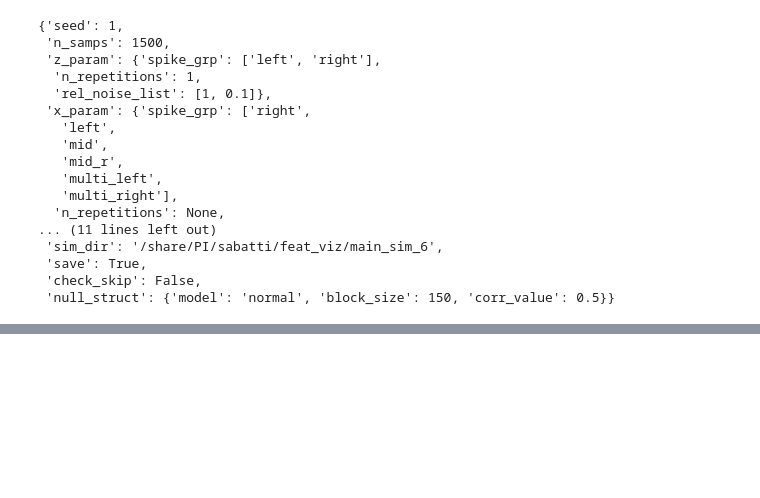
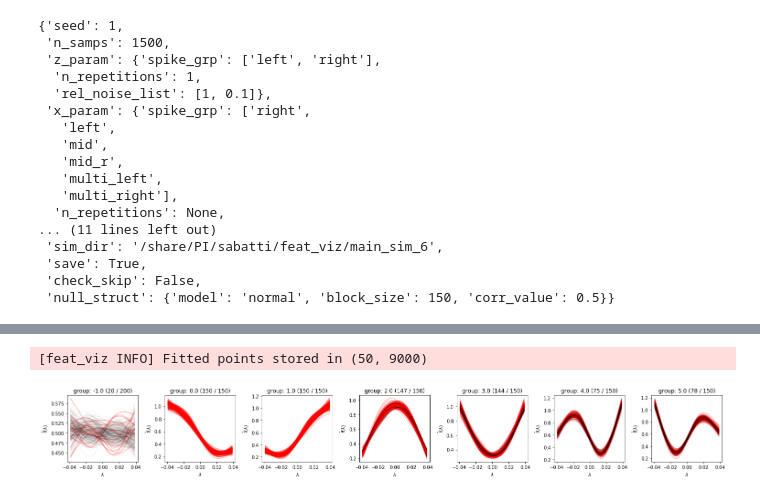
Before and after one commit to yashpatel5400/gliss, a Jupyter notebook: notebooks/dev_sim_clust.ipynb, the cells around one changed output, grey strips where cells are left out. Cells and saved outputs as stored; diff of their text form; code cells hidden in the pictures; blank space fills up the shorter version.

```diff
--- a/notebooks/dev_sim_clust.ipynb
+++ b/notebooks/dev_sim_clust.ipynb
@@ -169,3 +240,40 @@ plt.show()
+# %%
+def plot_reject_group_curves(rej_idx, coeff_mtx, clust_labs, base_args, x_init, max_lines=200):
+    x_vals, fit_mtx = refit_curves(coeff_mtx, base_args, x_init)
+    assert coeff_mtx.shape[0] == len(clust_labs), "dimension mismatch"
+    unique_labs = np.unique(clust_labs)
+
+    # compute the fitted curves for all genes on the right space
+    fig, axes = plt.subplots(1, len(unique_labs), figsize=(3*len(unique_labs),3))
+    for i_ax, i_lab in enumerate(unique_labs):
+        ax = axes[i_ax]
+        # total selection
+        sel_var_idx = [i for i, lab in enumerate(clust_labs) if lab == i_lab]
+        # rejections
+        sel_rej_idx = list(set(rej_idx).intersection(set(sel_var_idx)))
+        # remaining
+        sel_acc_idx = list(set(sel_var_idx).difference(set(rej_idx)))
+        sel_acc_idx = sel_acc_idx[:min(max_lines-len(sel_rej_idx),len(sel_acc_idx))]
+        rej_alpha = 0.3
+        acc_alpha = 0.5
+        if (len(sel_acc_idx) * 2  > len(sel_rej_idx)):
+            acc_alpha = 0.05
+        plot_multi_curves(ax, x_vals, fit_mtx[:, sel_rej_idx],
+                          alpha=rej_alpha, color="red")
+        plot_multi_curves(ax, x_vals, fit_mtx[:, sel_acc_idx],
+                          alpha=acc_alpha, color="black")
+        ax.set_xlabel(r"$\lambda$")
+        ax.set_ylabel(r"$\hat{f}(\lambda)$")
+        ax.set_title(r"group: {} ({} / {})".format(i_lab, len(sel_rej_idx),
+                                                   len(sel_rej_idx) + len(sel_acc_idx)))
+    plt.tight_layout()
+    plt.savefig("/scratch/users/jjzhu/tmp_fig/spline_curves.pdf")
+    plt.show()
+
+plot_reject_group_curves(rej_idx, c_mtx, var_ids, base_args, result["lam_update"])
+# %% [output]
+[feat_viz INFO] Fitted points stored in (50, 9000)
+[figure, added]
 # %%
 visualize_setup(sim_id, plot_mtx=True)
 # %% [output]
```
Also changed, not shown: parts of 13 cells of this notebook.
